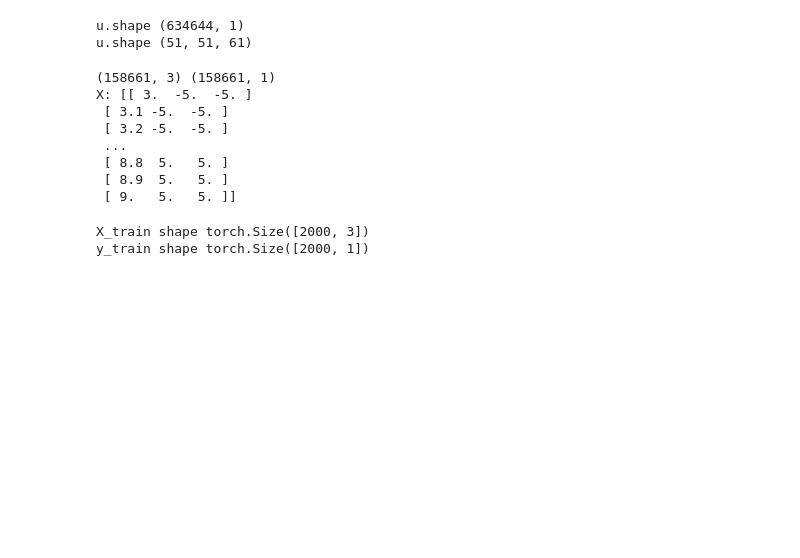
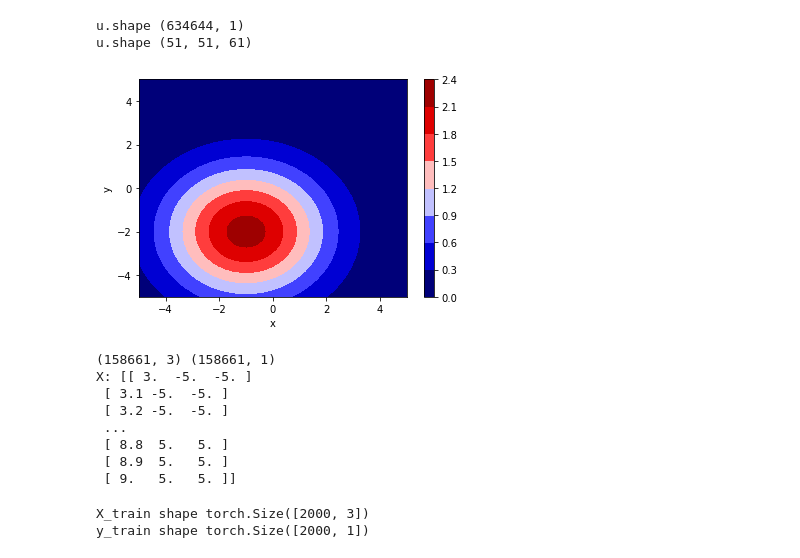
Before and after one commit to Happydas/Model-Identification, a Jupyter notebook: Two Dimentional/AD_2D.ipynb, the cells around one changed output. Drawn from its saved outputs; the diff is of its cells as text; code cells hidden in the pictures; blank space fills up the shorter version.

```diff
--- a/Two Dimentional/AD_2D.ipynb
+++ b/Two Dimentional/AD_2D.ipynb
@@ -30,6 +30,18 @@ print('u.shape', u.shape)
 # %% [output]
 u.shape (634644, 1)
 u.shape (51, 51, 61)
+# %%
+fig, ax = plt.subplots()
+
+im = ax.contourf(x[:,:,10], y[:,:,10], u[:,:,10], cmap='seismic')
+ax.set_xlabel('x')
+ax.set_ylabel('y')
+
+fig.colorbar(mappable=im)
+
+plt.show()
+# %% [output]
+[figure, added]
 # %%
 X = np.transpose((t.flatten(),x.flatten(), y.flatten()))
 Y = u.reshape((u.size, 1))
```
Also changed, not shown: parts of 4 cells of this notebook.
